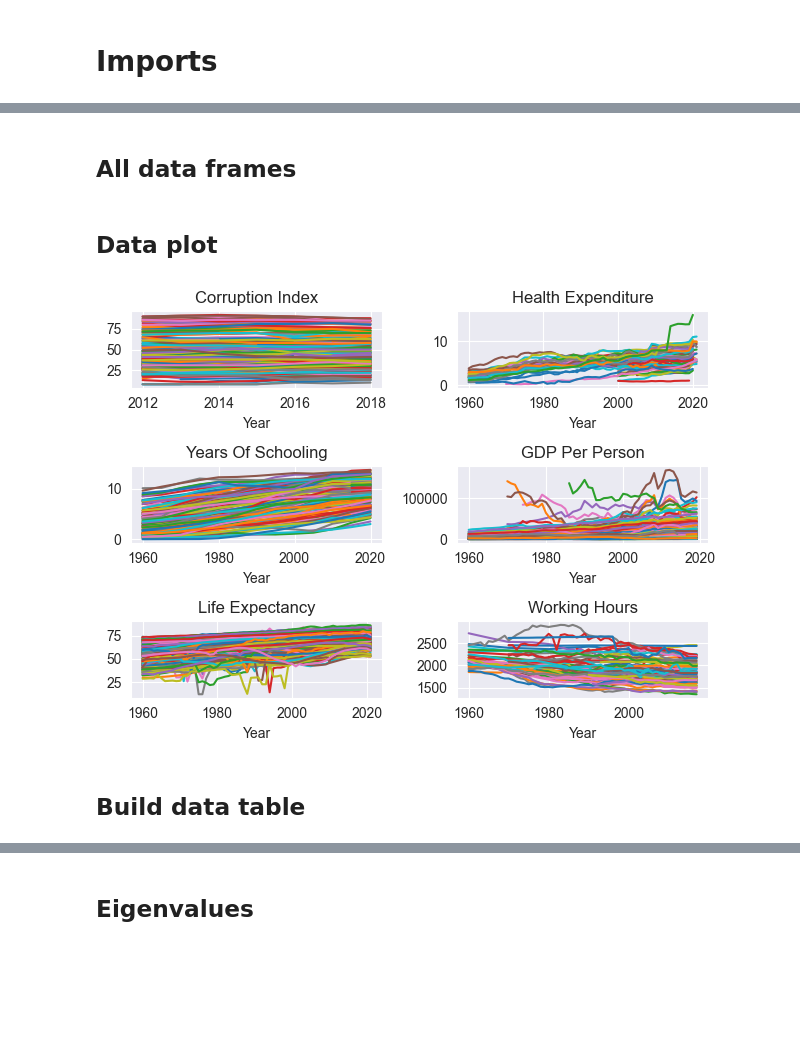
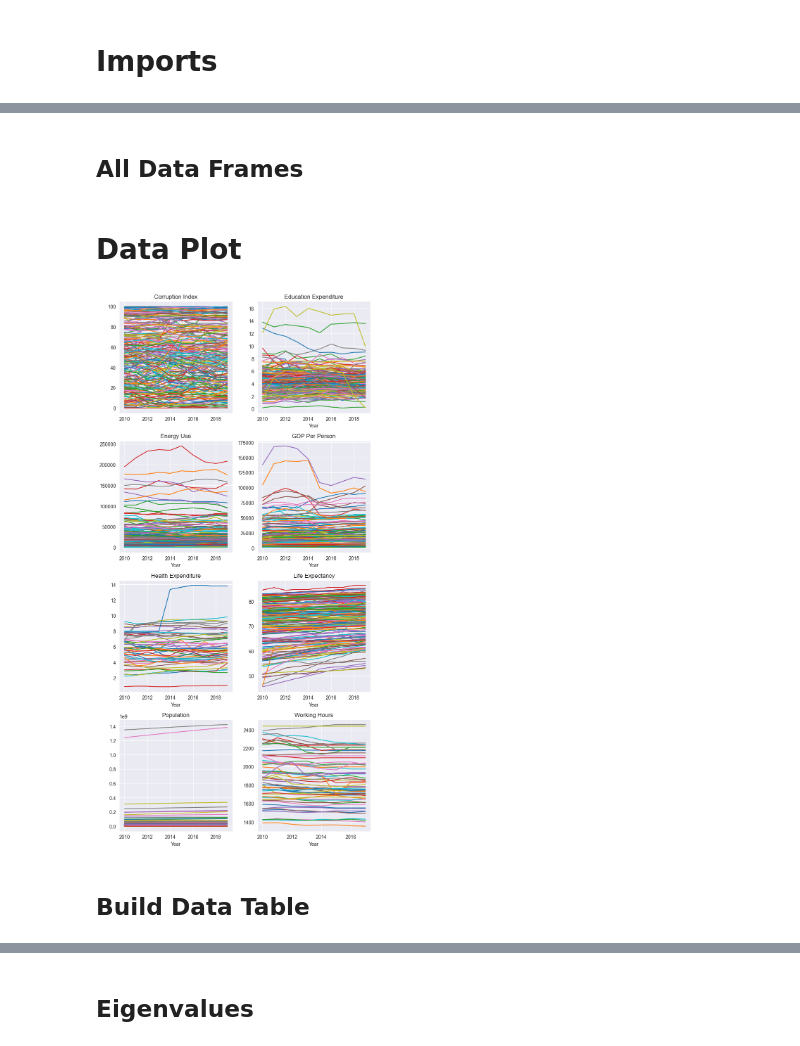
Before and after one commit to KurinAlex/DSProject, a Jupyter notebook: main.ipynb, the cells around one changed output, grey strips where cells are left out. Drawn from its saved outputs; the diff is of its cells as text; code cells hidden in the pictures; blank space fills up the shorter version.

```diff
--- a/main.ipynb
+++ b/main.ipynb
@@ -21,0 +116,3 @@ def process_data(file_name: str, value_column: str) -> pd.DataFrame:
+# %%
+energy_use = process_data('data/energy_use.csv', 'Energy consumption per capita')
+energy_use
@@ -99,3 +191,0 @@ years_of_schooling
-# %%
-corruption_index = process_data('data/corruption_index.csv', 'Corruption Index')
-corruption_index
@@ -116,0 +192,3 @@ corruption_index
+# %%
+population = process_data('data/population_and_demography.csv', 'Population', 'Country name')
+population
@@ -135,29 +228,37 @@ working_hours
 # %% [markdown]
-## All data frames
+## All Data Frames
 # %%
-data_frames = [corruption_index, health_expenditure, years_of_schooling, gdp, life_expectancy, working_hours]
-titles = ['Corruption Index', 'Health Expenditure', 'Years Of Schooling', 'GDP Per Person', 'Life Expectancy', 'Working Hours']
+data_frames = [corruption_index, education_expenditure, energy_use, gdp, health_expenditure, life_expectancy, population, working_hours]
+titles = ['Corruption Index', 'Education Expenditure', 'Energy Use', 'GDP Per Person', 'Health Expenditure', 'Life Expectancy', 'Population', 'Working Hours']
 # %% [markdown]
-## Data plot
+# Data Plot
 # %%
+# get number of DataFrames
 frames_len = len(data_frames)
 
+# get number of columns and rows
 cols = 2
 rows= int(math.ceil(frames_len / cols))
 
-fig, axes = plt.subplots(rows, cols, tight_layout = True)
+# create figure with subplots
+fig, axes = plt.subplots(rows, cols, tight_layout=True)
 
-count=0
+# set figure size
+size = 4
+fig.set_size_inches(size * cols, size * rows)
+
+# plot DataFrame in subplots
+count = 0
 for r in range(rows):
     for c in range(cols):
         if count >= frames_len:
             break
-        ax = axes[r,c]
-        data_frames[count].T.plot(ax = ax, legend = False)
+        ax = axes[r, c]
+        data_frames[count].T.plot(ax=ax, legend=False)
         ax.set_title(titles[count])
         count += 1
 # %% [output]
-[figure, old version]
+[figure, new version]
 # %% [markdown]
-## Build data table
+## Build Data Table
 # %%
```
Also changed, not shown: parts of 36 cells of this notebook, 5 other files.
